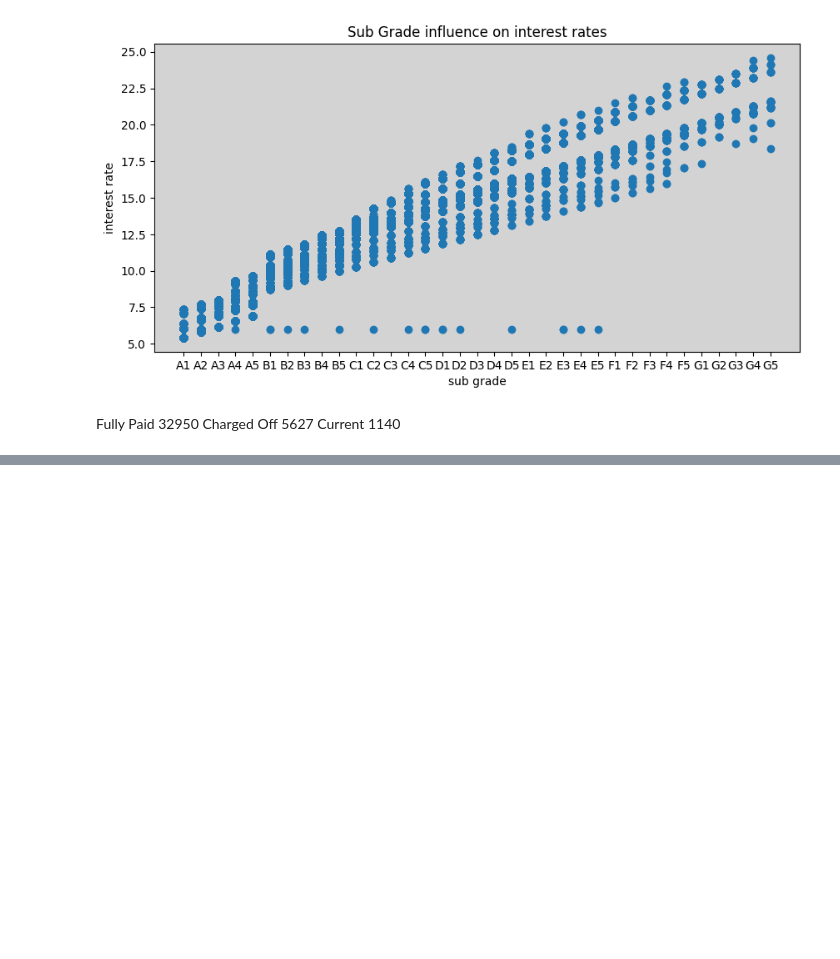
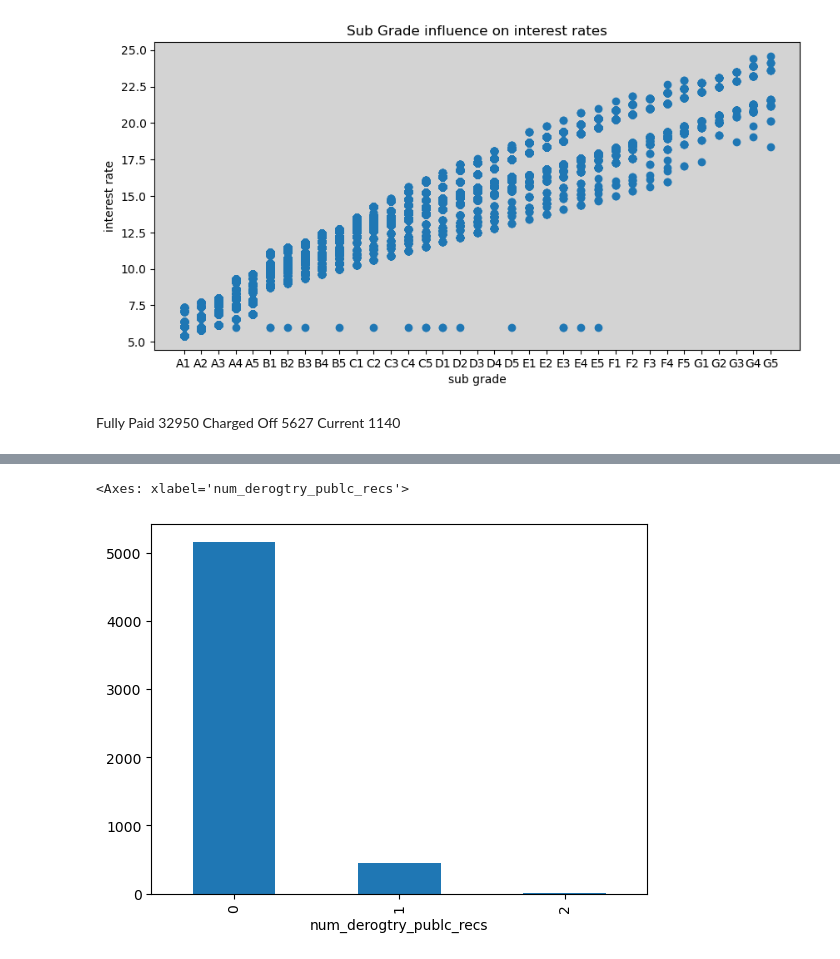
Before and after one commit to nikhil-mothkuri/Lending_Case_Study_Upgrad, a Jupyter notebook: LendingCase.ipynb, the cells around one changed output, grey strips where cells are left out. Saved outputs shown, nothing was run; the diff lists cells and outputs as text; code cells hidden in the pictures; blank space fills up the shorter version.

```diff
--- a/LendingCase.ipynb
+++ b/LendingCase.ipynb
@@ -550,3 +478,0 @@ z.sort()
-# %%
-for x in z:
-    print(x)
@@ -712,5 +478,0 @@ Name: last_mnth_was_pymnt_receivd, Length: 38577, dtype: datetime64[ns]
-# %%
-udf['last_mnth_was_pymnt_receivd']= udf['last_mnth_was_pymnt_receivd'].fillna(udf['last_mnth_was_pymnt_receivd'].median())
-# %%
-udf['last_mnth_was_pymnt_receivd_month'] = pd.DatetimeIndex(udf['last_mnth_was_pymnt_receivd']).month
-udf['last_mnth_was_pymnt_receivd_year'] = pd.DatetimeIndex(udf['last_mnth_was_pymnt_receivd']).year
@@ -738,0 +532,9 @@ plt.show()
+# %%
+udf1 = udf[udf['loan_status_value'] == -1]
+# %%
+grouped = udf1.groupby('num_derogtry_publc_recs')['loan_status_value'].count()
+
+grouped.plot(kind='bar')
+# %% [output]
+<Axes: xlabel='num_derogtry_publc_recs'>
+[figure, added]
```
Also changed, not shown: parts of 126 cells of this notebook, 1 other file.
